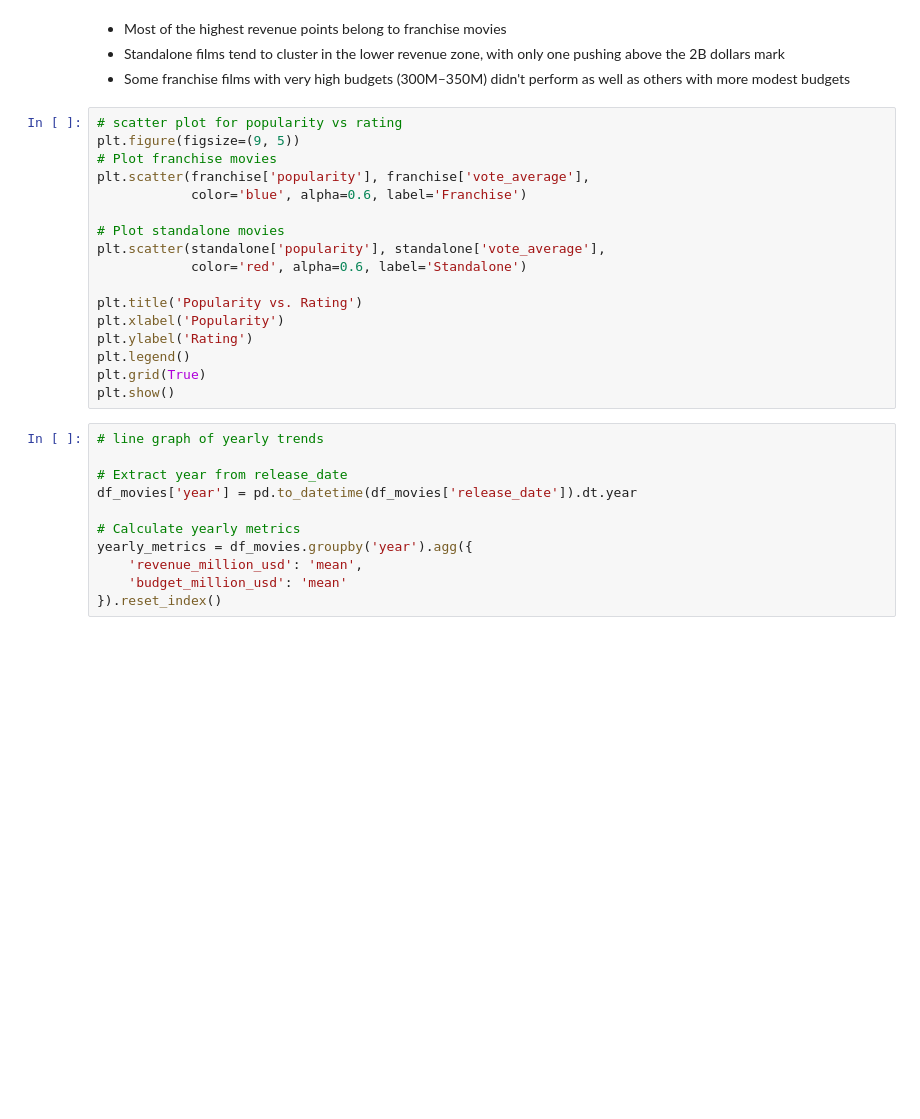
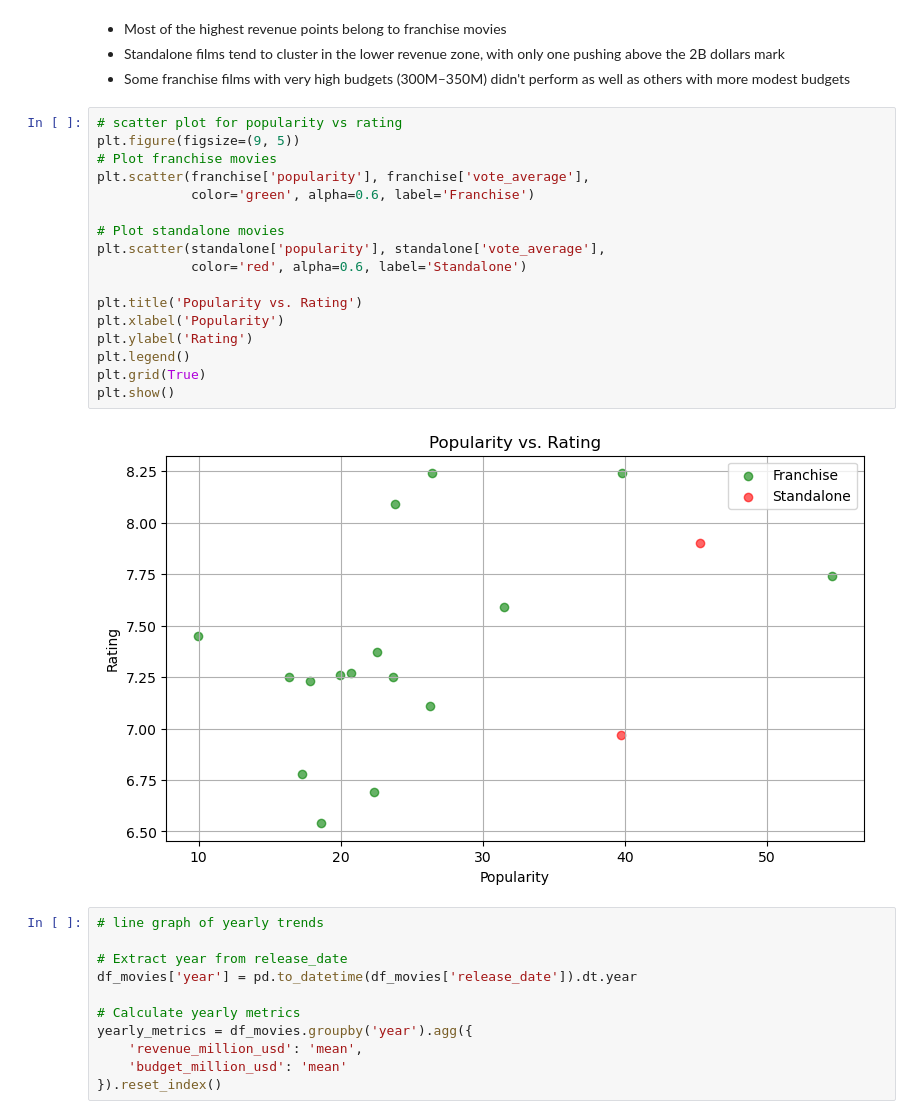
Before and after one commit to Em-White25/Amalitech-Projects, a Jupyter notebook: week2/week2-movie-project-dev/notebooks/updated-project.ipynb, the cells around one changed output. Saved outputs shown, nothing was run; the diff lists cells and outputs as text; blank space fills up the shorter version.

```diff
--- a/week2/week2-movie-project-dev/notebooks/updated-project.ipynb
+++ b/week2/week2-movie-project-dev/notebooks/updated-project.ipynb
@@ -817,20 +1016,22 @@ plt.show()
 # %%
 # scatter plot for popularity vs rating
 plt.figure(figsize=(9, 5))
 # Plot franchise movies
 plt.scatter(franchise['popularity'], franchise['vote_average'],
-            color='blue', alpha=0.6, label='Franchise')
+            color='green', alpha=0.6, label='Franchise')
 
 # Plot standalone movies
 plt.scatter(standalone['popularity'], standalone['vote_average'],
             color='red', alpha=0.6, label='Standalone')
 
 plt.title('Popularity vs. Rating')
 plt.xlabel('Popularity')
 plt.ylabel('Rating')
 plt.legend()
 plt.grid(True)
 plt.show()
+# %% [output]
+[figure, added]
 # %%
 # line graph of yearly trends
 
```
Also changed, not shown: parts of 125 cells of this notebook.
